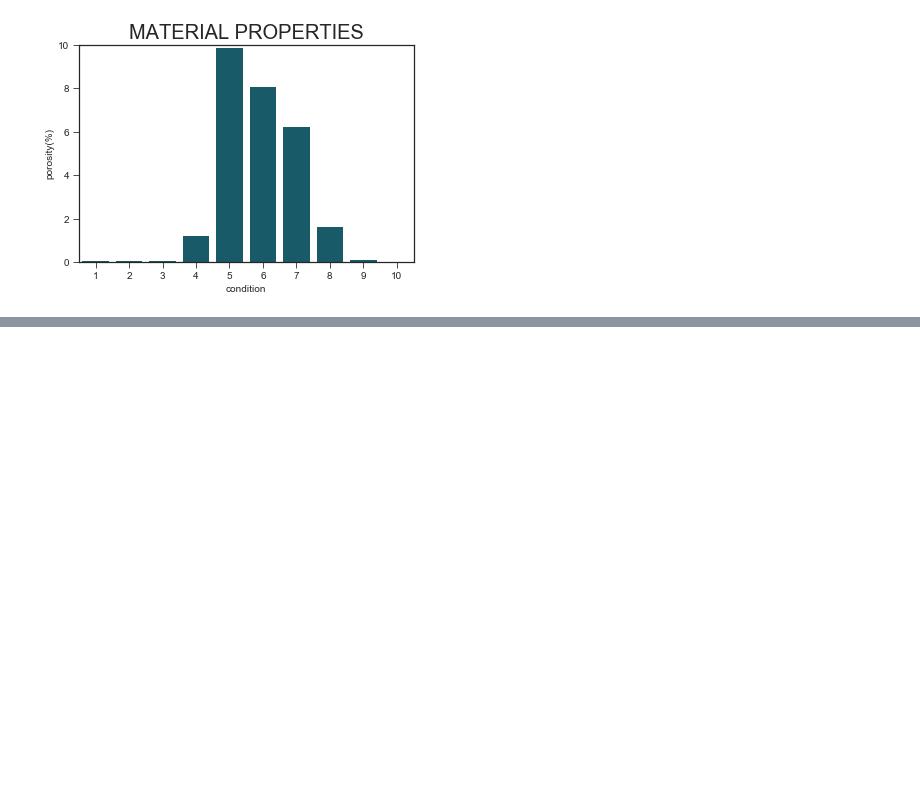
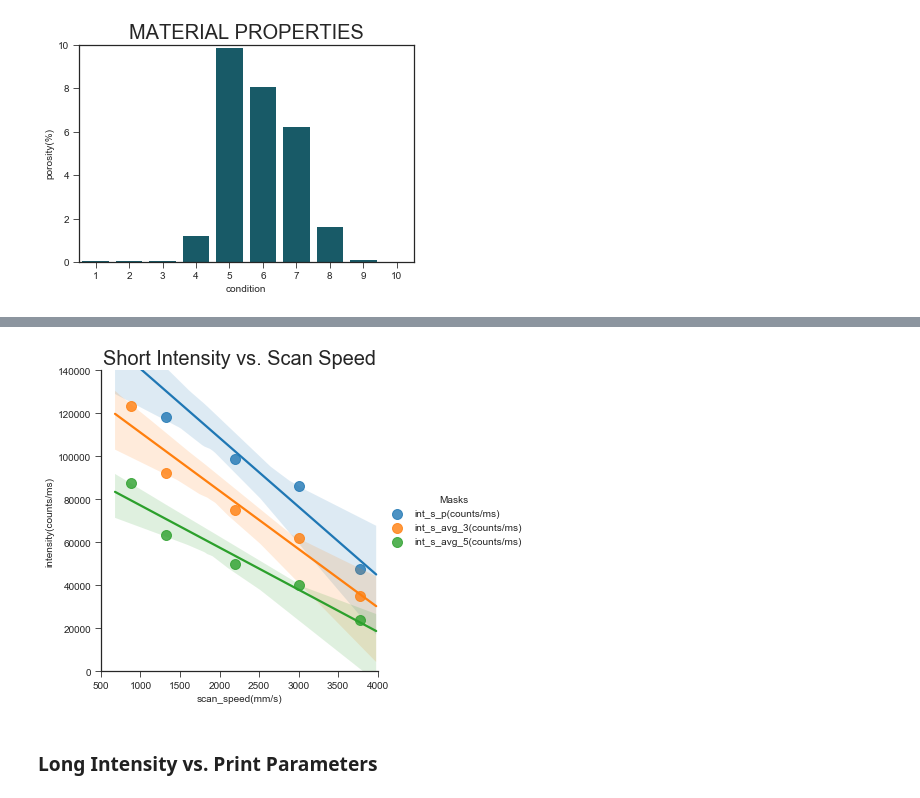
Before and after one commit to milesin3d/IncreaseAMYield, a Jupyter notebook: IncreaseAMYield.ipynb, the cells around one changed output, grey strips where cells are left out. Cells and saved outputs as stored; diff of their text form; code cells hidden in the pictures; blank space fills up the shorter version.

```diff
--- a/IncreaseAMYield.ipynb
+++ b/IncreaseAMYield.ipynb
@@ -56,16 +58,16 @@ pp['cond_type'] = pp['cond_type'].astype('category')
 
 # calculate LED
 # LED = LP/SS
-pp['led'] = (pp['laser_power(w)'] / pp['scan_speed(mm/s)']).round(2)
+pp['led'] = (pp['laser_power(W)'] / pp['scan_speed(mm/s)']).round(2)
 
 # calculate GED
 # GED = LP/(SS*HS)
-pp['ged'] = (pp['laser_power(w)'] / \
+pp['ged'] = (pp['laser_power(W)'] / \
     (pp['scan_speed(mm/s)'] * pp['hatch_spacing(mm)'])).round(2)
 
 # calculate VED
 # VED = LP/(SS*HS*LH)
-pp['ved'] = (pp['laser_power(w)'] / \
+pp['ved'] = (pp['laser_power(W)'] / \
     (pp['scan_speed(mm/s)'] * pp['hatch_spacing(mm)'] * layer_height )).round(2)
 
 print('PRINT PARAMETERS')
@@ -790,0 +925,24 @@ plt.ylim(0, 10)
+# %%
+# Plot short intensity vs scan speed
+
+# select speed variation (sv) rows
+mpm_int_s_sv = mpm_int_s[mpm_int_s['cond_type'] == 'SV']
+
+# convert the level_1 index into a column
+mpm_int_s_sv.reset_index(level=1, inplace=True)
+
+plot_dict_int_s_sv = {
+                'x_data' : 'scan_speed(mm/s)',
+                'y_data' : 'intensity(counts/ms)',
+                'table' : mpm_int_s_sv,
+                'hue' : 'mask',
+                'title' : 'Short Intensity vs. Scan Speed',
+                'x_lim' : [500, 4000],
+                'y_lim' : [0, 140000],
+                'legend_title' : 'Masks'
+             }
+create_lmplot(plot_dict_int_s_sv)
+# %% [output]
+[figure, added]
+# %% [markdown]
+### Long Intensity vs. Print Parameters
```
Also changed, not shown: parts of 43 cells of this notebook.
